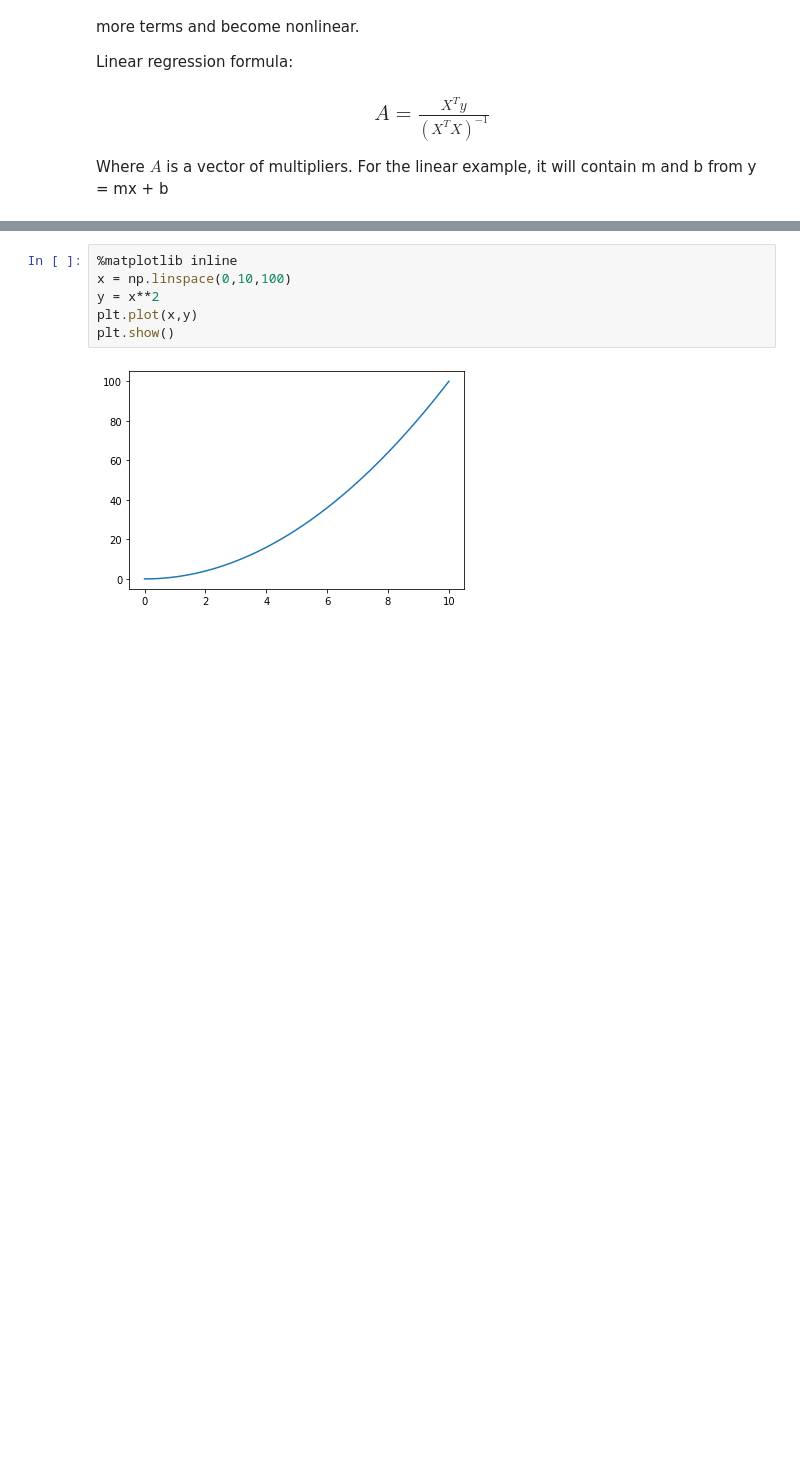
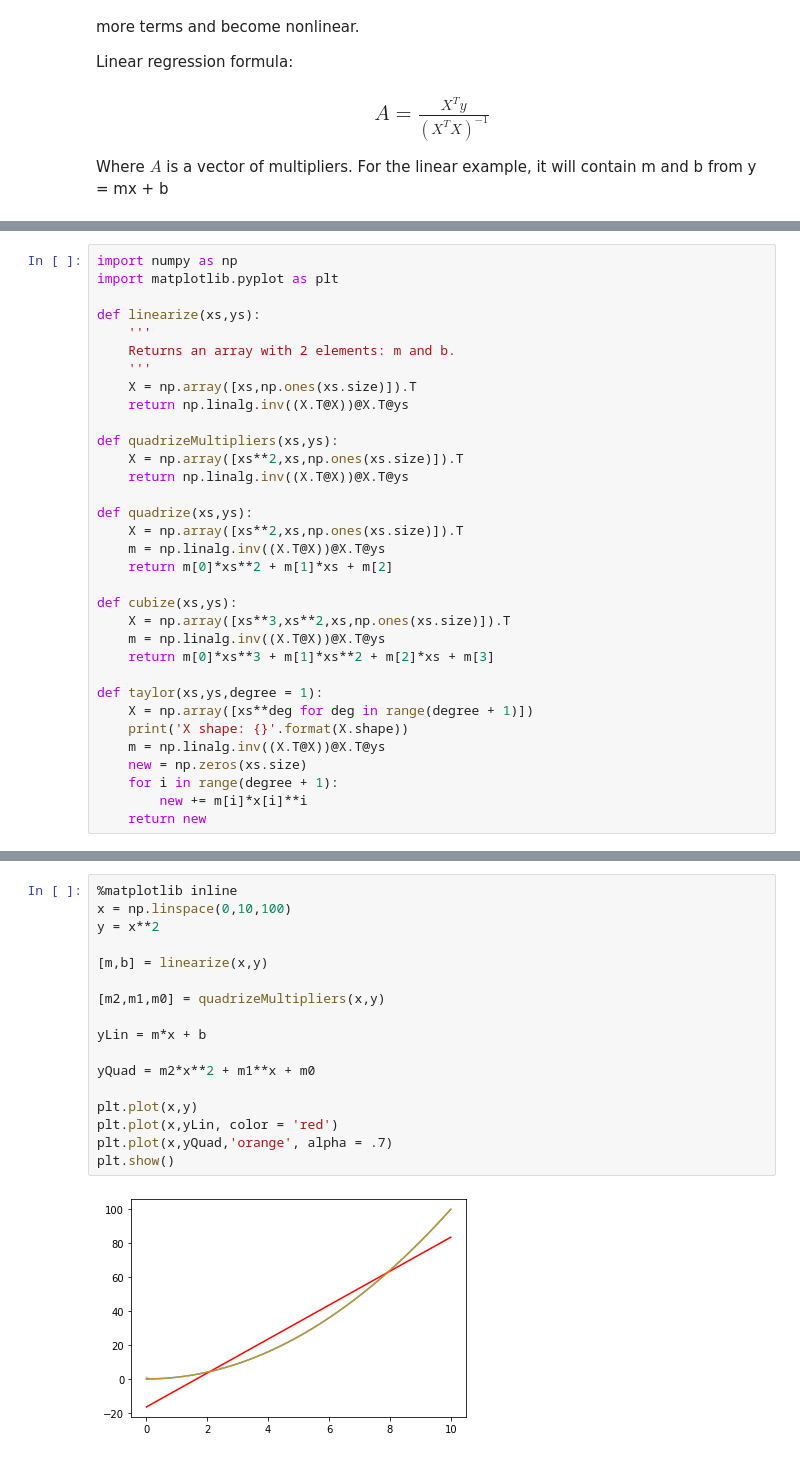
Before and after one commit to avierb11/Earth-Science, a Jupyter notebook: ModellingProgram/Jupyter Notebooks/Hydrogeology/TemporaryDiscretization.ipynb, the cells around one changed output, grey strips where cells are left out. Cells and saved outputs as stored; diff of their text form; blank space fills up the shorter version.

```diff
--- a/ModellingProgram/Jupyter Notebooks/Hydrogeology/TemporaryDiscretization.ipynb
+++ b/ModellingProgram/Jupyter Notebooks/Hydrogeology/TemporaryDiscretization.ipynb
@@ -19,0 +10,33 @@ def linearize(xs,ys):
+# %%
+import numpy as np
+import matplotlib.pyplot as plt
+
+def linearize(xs,ys):
+    '''
+    Returns an array with 2 elements: m and b.
+    '''
+    X = np.array([xs,np.ones(xs.size)]).T
+    return np.linalg.inv((X.T@X))@X.T@ys
+
+def quadrizeMultipliers(xs,ys):
+    X = np.array([xs**2,xs,np.ones(xs.size)]).T
+    return np.linalg.inv((X.T@X))@X.T@ys
+
+def quadrize(xs,ys):
+    X = np.array([xs**2,xs,np.ones(xs.size)]).T
+    m = np.linalg.inv((X.T@X))@X.T@ys
+    return m[0]*xs**2 + m[1]*xs + m[2]
+
+def cubize(xs,ys):
+    X = np.array([xs**3,xs**2,xs,np.ones(xs.size)]).T
+    m = np.linalg.inv((X.T@X))@X.T@ys
+    return m[0]*xs**3 + m[1]*xs**2 + m[2]*xs + m[3]
+
+def taylor(xs,ys,degree = 1):
+    X = np.array([xs**deg for deg in range(degree + 1)])
+    print('X shape: {}'.format(X.shape))
+    m = np.linalg.inv((X.T@X))@X.T@ys
+    new = np.zeros(xs.size)
+    for i in range(degree + 1):
+        new += m[i]*x[i]**i
+    return new
@@ -20,8 +46,19 @@ def linearize(xs,ys):
 # %%
 %matplotlib inline
 x = np.linspace(0,10,100)
 y = x**2
+
+[m,b] = linearize(x,y)
+
+[m2,m1,m0] = quadrizeMultipliers(x,y)
+
+yLin = m*x + b
+
+yQuad = m2*x**2 + m1**x + m0
+
 plt.plot(x,y)
+plt.plot(x,yLin, color = 'red')
+plt.plot(x,yQuad,'orange', alpha = .7)
 plt.show()
 # %% [output]
-[figure, old version]
+[figure, new version]
```
Also changed, not shown: parts of 9 cells of this notebook, 1 other file.
